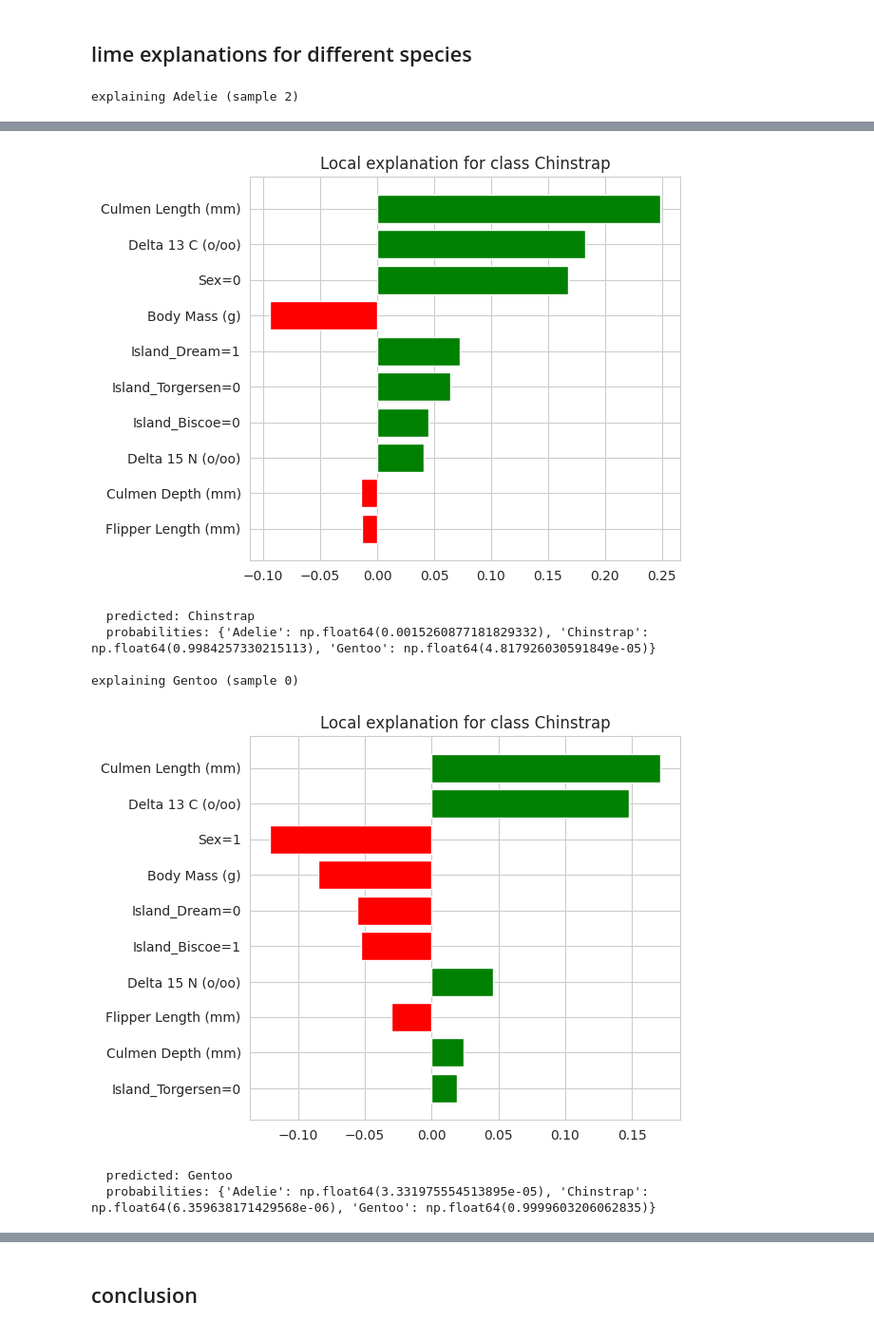
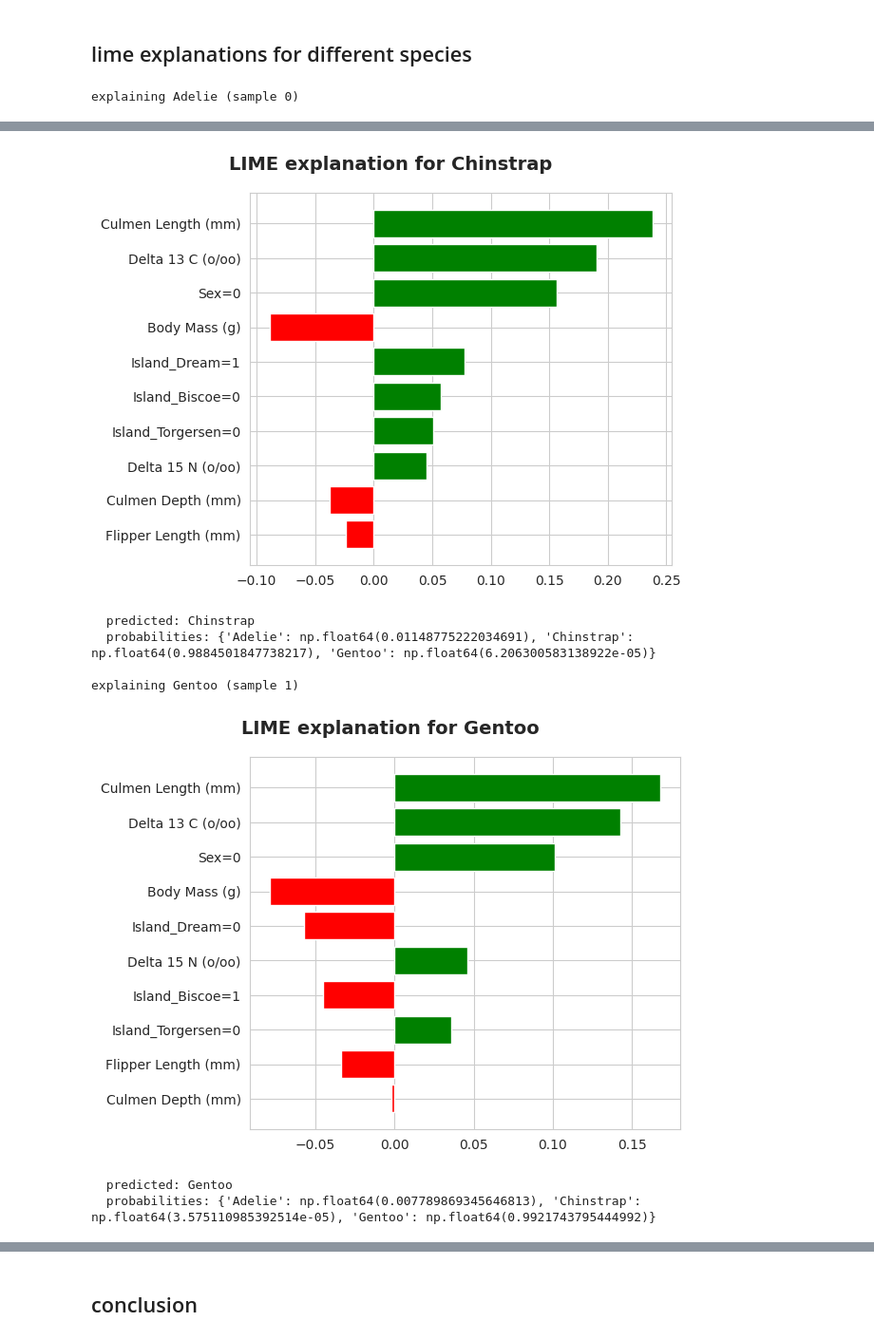
Before and after one commit to MarinBizarreAdventure/shreak-dream, a Jupyter notebook: EvalInterp.ipynb, the cells around one changed output, grey strips where cells are left out. Shown at 95% size. Cells and saved outputs as stored; diff of their text form; code cells hidden in the pictures.

```diff
--- a/EvalInterp.ipynb
+++ b/EvalInterp.ipynb
@@ -51,6 +61,11 @@ y_pred = best_model.predict(X_test)
 y_pred_proba = best_model.predict_proba(X_test)
 
 print(classification_report(y_test, y_pred, target_names=le.classes_))
+
+print(f"\nverifying pipeline handles missing values:")
+preprocessor = best_model.best_estimator_.named_steps['preprocessor']
+X_test_transformed = preprocessor.transform(X_test)
+print(f"after preprocessing: {np.isnan(X_test_transformed).sum()} NaN values (should be 0)")
 # %% [output]
               precision    recall  f1-score   support
 
@@ -137,0 +157,30 @@ sample 0:
+# %%
+misclassified_indices = np.where(y_test != y_pred)[0]
+
+if len(misclassified_indices) > 0:
+    wrong_idx = misclassified_indices[0]
+
+    shap.plots.waterfall(shap_values[wrong_idx], max_display=10, show=False)
+    plt.tight_layout()
+    plt.savefig('shap_waterfall_wrong.png', dpi=150, bbox_inches='tight')
+    plt.show()
+
+    print(f"misclassified sample {wrong_idx}:")
+    print(f"  true species: {le.classes_[y_test[wrong_idx]]}")
+    print(f"  predicted: {le.classes_[y_pred[wrong_idx]]}")
+    print(f"  probabilities: {dict(zip(le.classes_, y_pred_proba[wrong_idx]))}")
+
+    print(f"\nraw feature values (before preprocessing):")
+    for col in X.columns:
+        val = X_test.iloc[wrong_idx][col]
+        if pd.isna(val):
+            print(f"  {col}: NaN (imputed by pipeline)")
+        else:
+            print(f"  {col}: {val:.2f}")
+
+    preprocessor = best_model.best_estimator_.named_steps['preprocessor']
+    X_preprocessed = preprocessor.transform(X_test.iloc[[wrong_idx]])
+    print(f"\npreprocessed values (after imputation & scaling):")
+    print(f"  {X_preprocessed[0]}")
+else:
+    print("no misclassified samples found")
@@ -205,6 +260,12 @@ for species, idx in species_samples.items():
     )
 
     fig = exp.as_pyplot_figure()
+
+    # Remove the default LIME title and add custom one
+    for ax in fig.get_axes():
+        ax.set_title('')
+
+    fig.suptitle(f'LIME explanation for {species}', fontsize=14, fontweight='bold', y=0.98)
     plt.tight_layout()
     plt.savefig(f'lime_{species.lower()}.png', dpi=150, bbox_inches='tight')
     plt.show()
@@ -212,4 +273,4 @@ for species, idx in species_samples.items():
     print(f"  predicted: {le.classes_[y_pred[idx]]}")
     print(f"  probabilities: {dict(zip(le.classes_, y_pred_proba[idx]))}")
 # %% [output]
-explaining Adelie (sample 2)
+explaining Adelie (sample 0)
@@ -221,8 +282,8 @@ explaining Chinstrap (sample 1)
-[figure, old version]
+[figure, new version]
   predicted: Chinstrap
-  probabilities: {'Adelie': np.float64(0.0015260877181829332), 'Chinstrap': np.float64(0.9984257330215113), 'Gentoo': np.float64(4.817926030591849e-05)}
+  probabilities: {'Adelie': np.float64(0.01148775222034691), 'Chinstrap': np.float64(0.9884501847738217), 'Gentoo': np.float64(6.206300583138922e-05)}
 
-explaining Gentoo (sample 0)
+explaining Gentoo (sample 1)
-[figure, old version]
+[figure, new version]
   predicted: Gentoo
-  probabilities: {'Adelie': np.float64(3.331975554513895e-05), 'Chinstrap': np.float64(6.359638171429568e-06), 'Gentoo': np.float64(0.9999603206062835)}
+  probabilities: {'Adelie': np.float64(0.007789869345646813), 'Chinstrap': np.float64(3.575110985392514e-05), 'Gentoo': np.float64(0.9921743795444992)}
```
Also changed, not shown: parts of 12 cells of this notebook, 7 other files.
